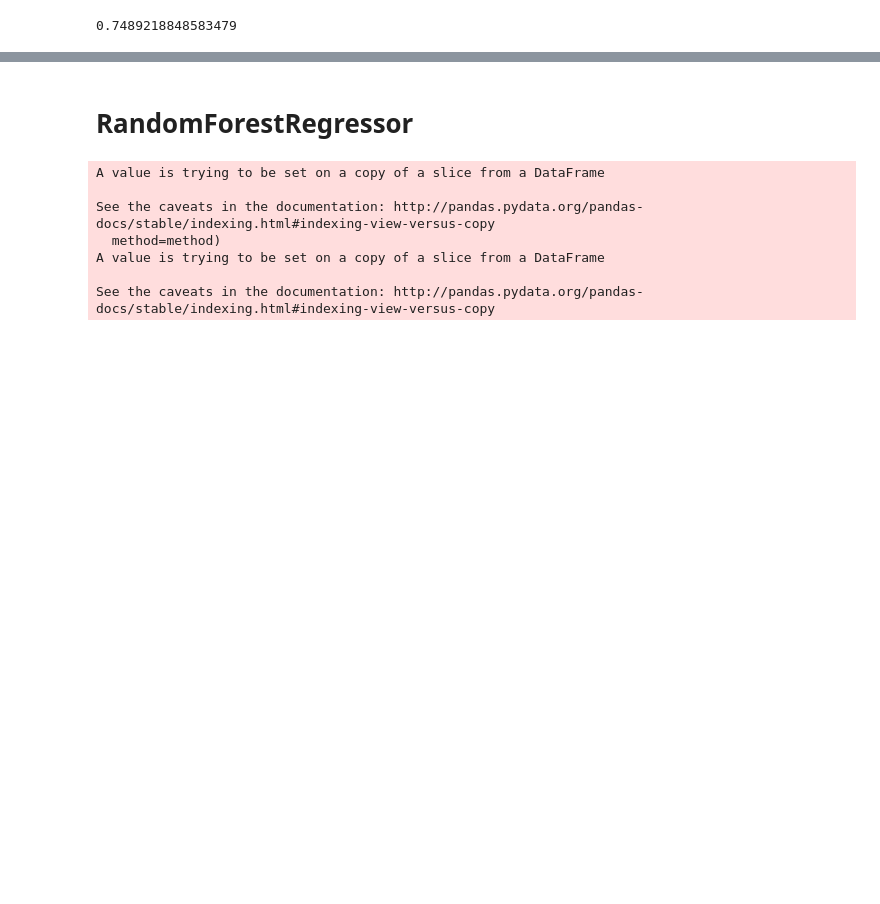
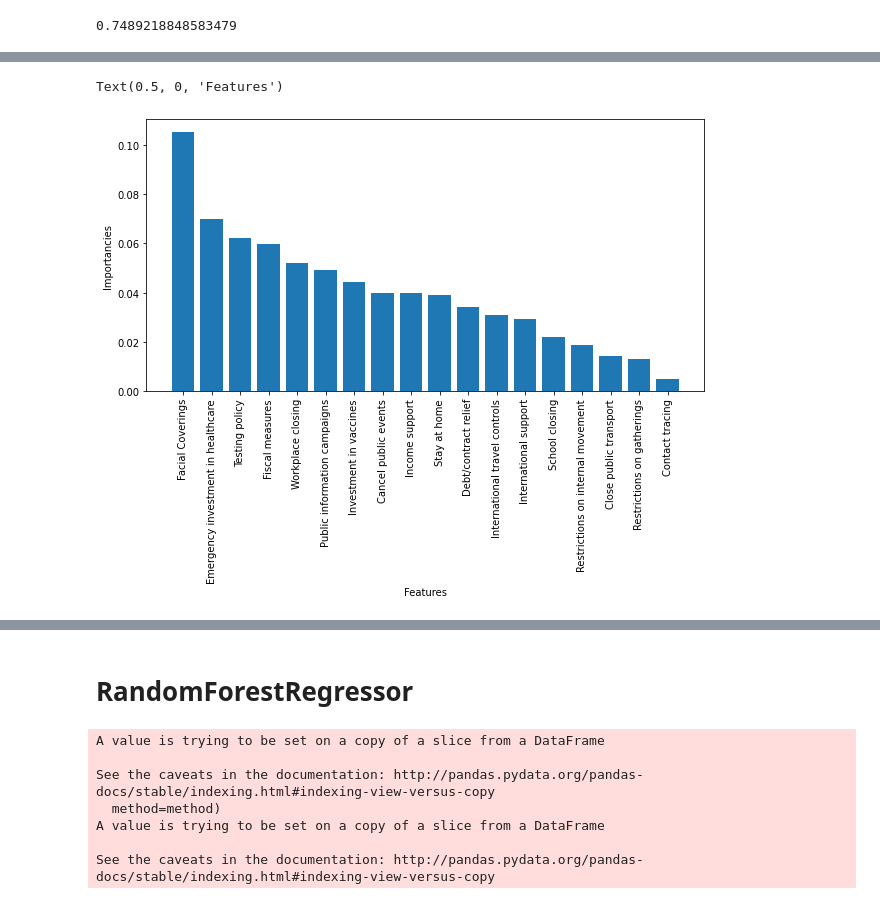
Before and after one commit to TristanBOOK/coronanet, a Jupyter notebook: Notebooks/Model_LMA_LR.ipynb, the cells around one changed output, grey strips where cells are left out. Drawn from its saved outputs; the diff is of its cells as text; code cells hidden in the pictures; blank space fills up the shorter version.

Commit message:
Model_XGboost_Notebook

```diff
--- a/Notebooks/Model_LMA_LR.ipynb
+++ b/Notebooks/Model_LMA_LR.ipynb
@@ -817,3 +829,6 @@ XGBRegressor(base_score=0.5, booster='gbtree', colsample_bylevel=1,
 best_xgb.score(X_test, y_test)
 # %% [output]
 0.7489218848583479
+# %%
+coeff_df_best_xgboost_2 = pd.DataFrame(best_xgb.feature_importances_, X.columns, columns=['Coefficient']).reset_index().rename(columns={'index':'Features', 'Coefficient': 'Importancies'}).sort_values(by=['Importancies'], ascending=False)
+coeff_df_best_xgboost_2
@@ -819,0 +853,11 @@ best_xgb.score(X_test, y_test)
+# %%
+coeff_df_best_xgboost_2.reset_index(inplace=True)
+# %%
+coeff_df_best_xgboost_2['Measures'] = pd.Series(['D14', 'Facial Coverings', 'Emergency investment in healthcare',
+                                                'Testing policy', 'Fiscal measures', 'Workplace closing',
+                                                'Public information campaigns', 'Investment in vaccines',
+                                                'Cancel public events', 'Income support', 'Stay at home',
+                                                'Debt/contract relief', 'International travel controls',
+                                                'International support', 'School closing', 'Restrictions on internal movement',
+                                                'Close public transport', 'Restrictions on gatherings',
+                                                'Contact tracing'])
@@ -819,0 +884,10 @@ best_xgb.score(X_test, y_test)
+# %%
+plt.figure(figsize=(10,5))
+plt.bar(coeff_df_best_xgboost_2['Measures'][1:],coeff_df_best_xgboost_2['Importancies'][1:])
+plt.xticks(rotation=90)
+#plt.set_xticklabels(coeff_df_best_xgboost_2['Features'])
+plt.ylabel('Importancies')
+plt.xlabel('Features')
+# %% [output]
+Text(0.5, 0, 'Features')
+[figure, added]
```
Also changed, not shown: parts of 9 cells of this notebook.
